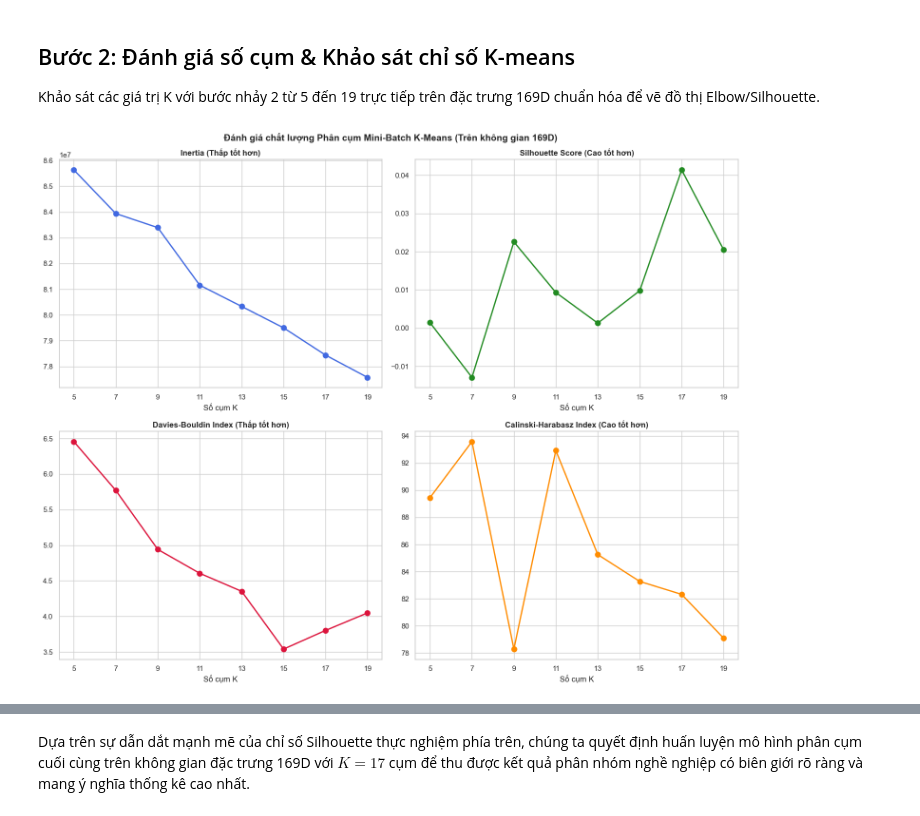
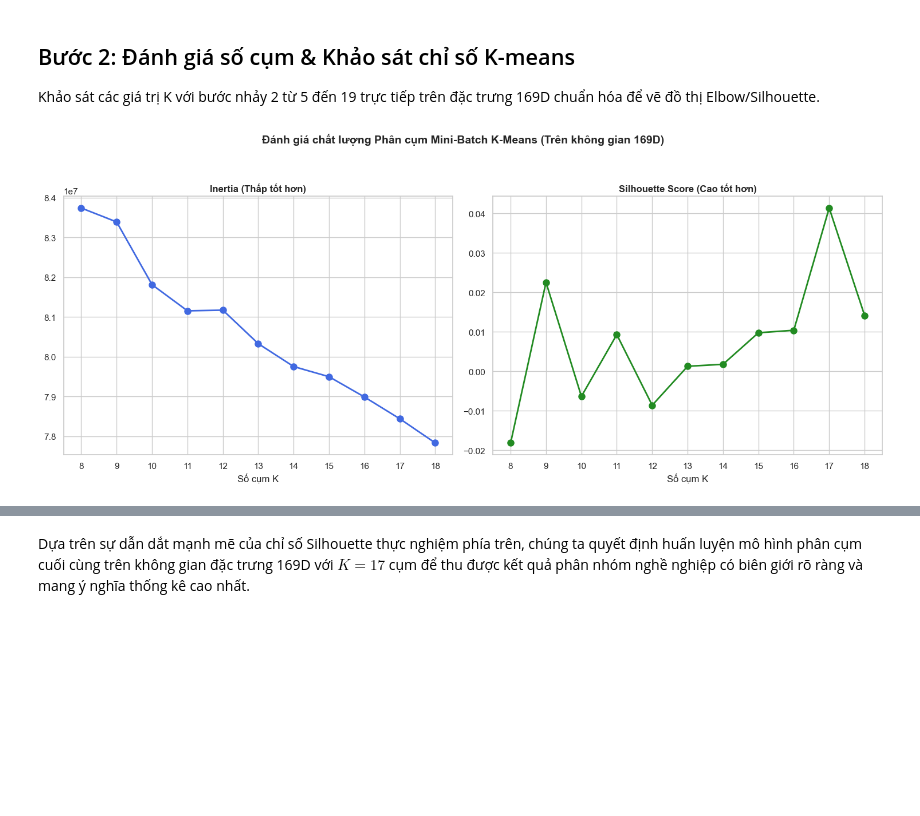
Before and after one commit to LuongVanVo/vietnam-job-market-clustering, a Jupyter notebook: notebooks/03_training.ipynb, the cells around one changed output, grey strips where cells are left out. Cells and saved outputs as stored; diff of their text form; code cells hidden in the pictures; blank space fills up the shorter version.

```diff
--- a/notebooks/03_training.ipynb
+++ b/notebooks/03_training.ipynb
@@ -59,47 +88,35 @@ Quá trình nạp dữ liệu huấn luyện sạch và không gian đặc trưn
 ## Bước 2: Đánh giá số cụm & Khảo sát chỉ số K-means
 Khảo sát các giá trị K với bước nhảy 2 từ 5 đến 19 trực tiếp trên đặc trưng 169D chuẩn hóa để vẽ đồ thị Elbow/Silhouette.
 # %%
-k_list = [5, 7, 9, 11, 13, 15, 17, 19]
+k_list = list(range(8, 19))
 eval_sample_size = 10000
 np.random.seed(42)
 eval_idx = np.random.choice(len(full_train_scaled), eval_sample_size, replace=False)
 features_sample = full_train_scaled[eval_idx]
 
-inertias, silhouettes, dbis, chis = [], [], [], []
+inertias, silhouettes = [], []
 for k in k_list:
     kmeans = MiniBatchKMeans(n_clusters=k, random_state=42, batch_size=2048, max_no_improvement=10, n_init=3)
     kmeans.fit(full_train_scaled)
     labels_sample = kmeans.labels_[eval_idx]
 
     inertias.append(kmeans.inertia_)
     silhouettes.append(silhouette_score(features_sample, labels_sample, random_state=42))
-    dbis.append(davies_bouldin_score(features_sample, labels_sample))
-    chis.append(calinski_harabasz_score(features_sample, labels_sample))
 
 # Vẽ biểu đồ
-fig, axs = plt.subplots(2, 2, figsize=(15, 12))
-axs[0, 0].plot(k_list, inertias, 'o-', color='royalblue', linewidth=2, markersize=8)
-axs[0, 0].set_title('Inertia (Thấp tốt hơn)', fontsize=12, fontweight='bold')
-axs[0, 0].set_xlabel('Số cụm K')
-axs[0, 0].set_xticks(k_list)
+fig, axs = plt.subplots(1, 2, figsize=(15, 6))
+axs[0].plot(k_list, inertias, 'o-', color='royalblue', linewidth=2, markersize=8)
+axs[0].set_title('Inertia (Thấp tốt hơn)', fontsize=12, fontweight='bold')
+axs[0].set_xlabel('Số cụm K')
+axs[0].set_xticks(k_list)
 
-axs[0, 1].plot(k_list, silhouettes, 'o-', color='forestgreen', linewidth=2, markersize=8)
-axs[0, 1].set_title('Silhouette Score (Cao tốt hơn)', fontsize=12, fontweight='bold')
-axs[0, 1].set_xlabel('Số cụm K')
-axs[0, 1].set_xticks(k_list)
+axs[1].plot(k_list, silhouettes, 'o-', color='forestgreen', linewidth=2, markersize=8)
+axs[1].set_title('Silhouette Score (Cao tốt hơn)', fontsize=12, fontweight='bold')
+axs[1].set_xlabel('Số cụm K')
+axs[1].set_xticks(k_list)
 
-axs[1, 0].plot(k_list, dbis, 'o-', color='crimson', linewidth=2, markersize=8)
-axs[1, 0].set_title('Davies-Bouldin Index (Thấp tốt hơn)', fontsize=12, fontweight='bold')
-axs[1, 0].set_xlabel('Số cụm K')
-axs[1, 0].set_xticks(k_list)
-
-axs[1, 1].plot(k_list, chis, 'o-', color='darkorange', linewidth=2, markersize=8)
-axs[1, 1].set_title('Calinski-Harabasz Index (Cao tốt hơn)', fontsize=12, fontweight='bold')
-axs[1, 1].set_xlabel('Số cụm K')
-axs[1, 1].set_xticks(k_list)
-
-plt.suptitle('Đánh giá chất lượng Phân cụm Mini-Batch K-Means (Trên không gian 169D)', fontsize=14, fontweight='bold', y=0.98)
+plt.suptitle('Đánh giá chất lượng Phân cụm Mini-Batch K-Means (Trên không gian 169D)', fontsize=14, fontweight='bold', y=1.05)
 plt.tight_layout()
 plt.show()
 # %% [output]
-[figure, old version]
+[figure, new version]
```
Also changed, not shown: parts of 13 cells of this notebook, 13 other files.
